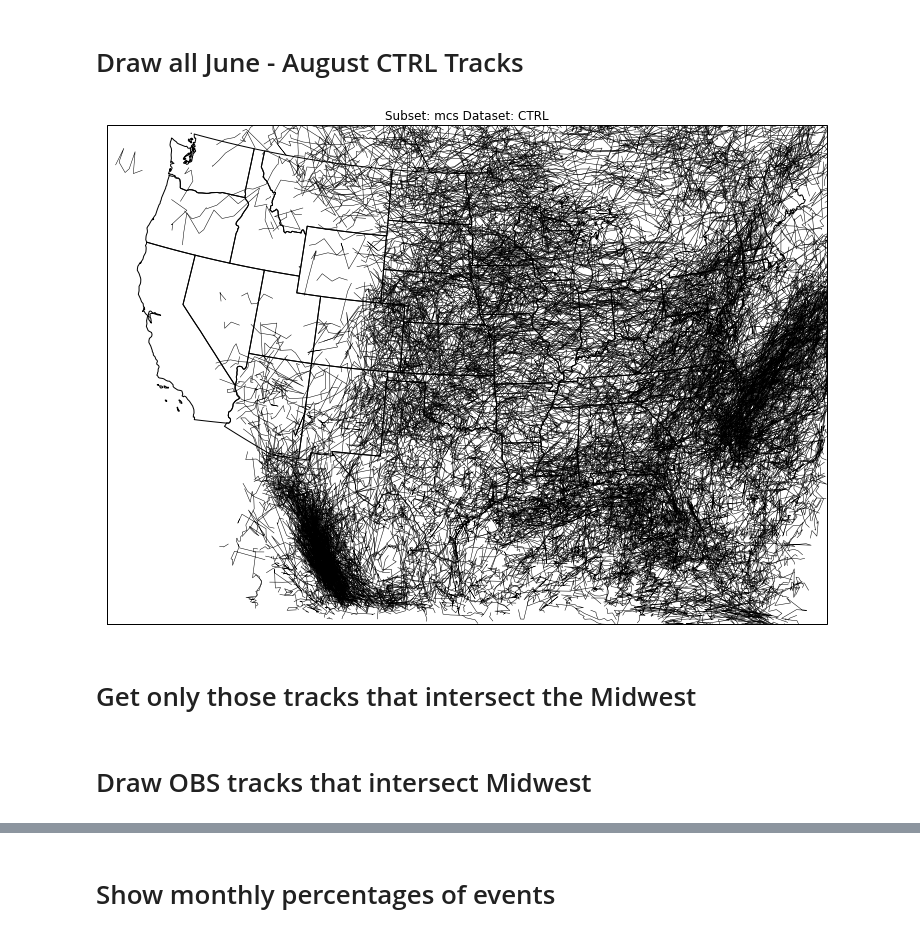
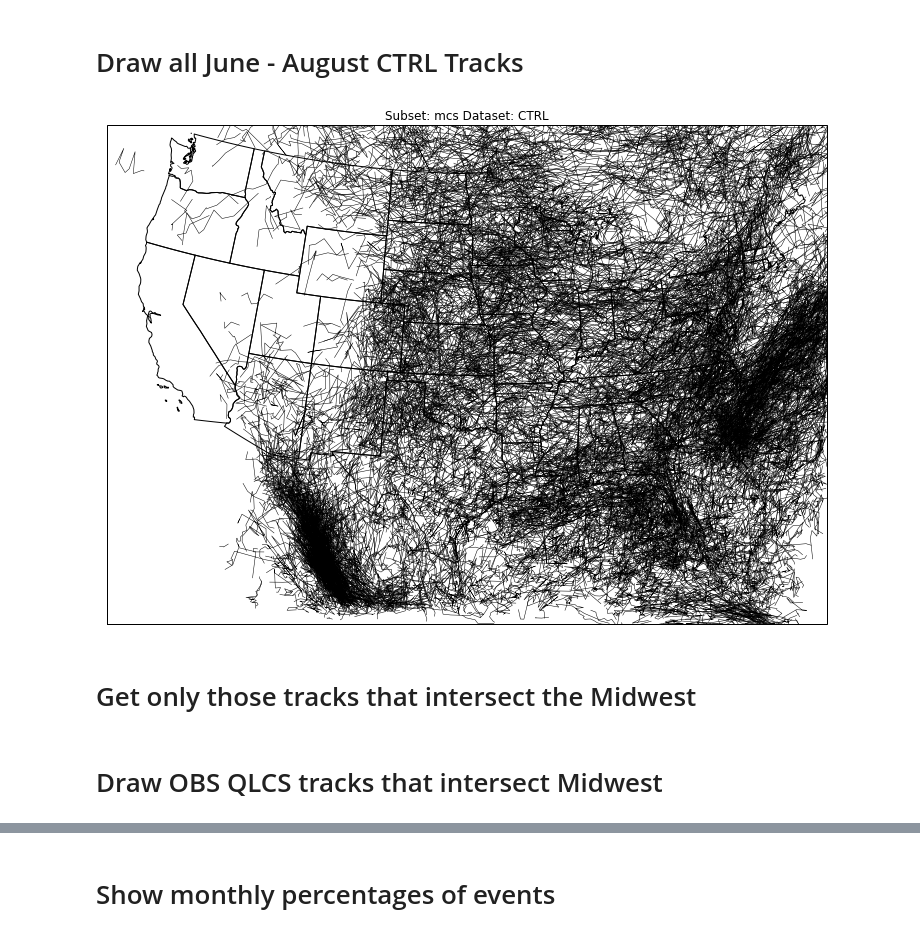
Before and after one commit to ahaberlie/MCS, a Jupyter notebook: mcs_future/notebooks/MCS_QLCS_NonQLCS_Stats.ipynb, the cells around one changed output, grey strips where cells are left out. Drawn from its saved outputs; the diff is of its cells as text; code cells hidden in the pictures.

```diff
--- a/mcs_future/notebooks/MCS_QLCS_NonQLCS_Stats.ipynb
+++ b/mcs_future/notebooks/MCS_QLCS_NonQLCS_Stats.ipynb
@@ -25,7 +25,7 @@ import numpy as np
 import sys
 sys.path.append('C:/users/ahaberlie/documents/github/MCS/')
 
-data_dir = "../data/slice_data/"
+data_dir = ""
 
 data = {'mcs':{'OBS':None, 'CTRL':None, 'PGW':None},
         'qlcs':{'OBS':None, 'CTRL':None, 'PGW':None},
@@ -33,7 +33,7 @@ data = {'mcs':{'OBS':None, 'CTRL':None, 'PGW':None},
 
 for subset in ['mcs', 'qlcs', 'non_qlcs']:
 
-    filename = data_dir + "master_{}_pgw_project.csv".format(subset)
+    filename = data_dir + "new_{}_project.csv".format(subset)
 
     df = pd.read_csv(filename)
     df['datetime'] = pd.to_datetime(df.datetime)
@@ -47,7 +99,7 @@ for subset in ['mcs', 'qlcs', 'non_qlcs']:
 # %%
 import cartopy
 import cartopy.crs as ccrs
-from mcs_future.utils.mapping_help import generate_view, NOWrad_to_lon_lat, wrf_to_lon_lat
+from mcs_future.utils.mapping_help import wrf_to_lon_lat
 import matplotlib.pyplot as plt
 from netCDF4 import Dataset
 %matplotlib inline
@@ -56,11 +108,11 @@ plt.rcParams['figure.figsize'] = 10, 10
 from_proj = ccrs.PlateCarree()
 to_proj = ccrs.AlbersEqualArea(central_longitude=-95, central_latitude=38.0000)
 
-view = generate_view(plt, -120, -73, 20, 50, from_proj, to_proj)
+view = generate_view(-120, -73, 20, 50, from_proj, to_proj)
 
 subset = 'mcs'
 dataset = 'OBS'
-df_ = data[subset][dataset]
+df_ = data[subset][dataset].copy()
 df_ = df_[df_.index.month.isin([6,7,8])]
 
 for sid, swath in df_.groupby('storm_num'):
@@ -68,10 +120,7 @@ for sid, swath in df_.groupby('storm_num'):
     xp = np.array([np.mean([x1, x2]) for (x1, x2) in zip(swath.xmin.values, swath.xmax.values)])
     yp = np.array([np.mean([y1, y2]) for (y1, y2) in zip(swath.ymin.values, swath.ymax.values)])
 
-    if dataset == 'OBS':
-        xp, yp = NOWrad_to_lon_lat(xp, yp)
-    else:
-        xp, yp = wrf_to_lon_lat(lons, lats, xp.astype(int), yp.astype(int))
+    xp, yp = wrf_to_lon_lat(lons, lats, xp.astype(int), yp.astype(int))
 
     view.plot(xp, yp, 'k-', lw=0.5, transform=from_proj)
     view.set_title("Subset: " + subset + " Dataset: " + dataset)
@@ -82,40 +131,36 @@ for sid, swath in df_.groupby('storm_num'):
 # %%
 import cartopy
 import cartopy.crs as ccrs
-from mcs_future.utils.mapping_help import generate_view, NOWrad_to_lon_lat, wrf_to_lon_lat
+from mcs_future.utils.mapping_help import wrf_to_lon_lat
 import matplotlib.pyplot as plt
 from netCDF4 import Dataset
 %matplotlib inline
 plt.rcParams['figure.figsize'] = 10, 10
 
 from_proj = ccrs.PlateCarree()
 to_proj = ccrs.AlbersEqualArea(central_longitude=-95, central_latitude=38.0000)
 
-view = generate_view(plt, -120, -73, 20, 50, from_proj, to_proj)
+view = generate_view(-120, -73, 20, 50, from_proj, to_proj)
 
 subset = 'mcs'
 dataset = 'CTRL'
 df_ = data[subset][dataset]
 df_ = df_[df_.index.month.isin([6,7,8])]
-
-nc = Dataset("../data/wrf_data/RALconus4km_wrf_constants.nc")
-lons = nc.variables['XLONG'][:,:]
-lats = nc.variables['XLAT'][:,:]
 
 for sid, swath in df_.groupby('storm_num'):
 
     xp = np.array([np.mean([x1, x2]) for (x1, x2) in zip(swath.xmin.values, swath.xmax.values)])
     yp = np.array([np.mean([y1, y2]) for (y1, y2) in zip(swath.ymin.values, swath.ymax.values)])
 
     if dataset == 'OBS':
         xp, yp = NOWrad_to_lon_lat(xp, yp)
     else:
         xp, yp = wrf_to_lon_lat(lons, lats, xp.astype(int), yp.astype(int))
 
     view.plot(xp, yp, 'k-', lw=0.5, transform=from_proj)
     view.set_title("Subset: " + subset + " Dataset: " + dataset)
 # %% [output]
-[figure, old version]
+[figure, new version]
 # %% [markdown]
 # Get only those tracks that intersect the Midwest
 # %%
@@ -145,2 +186,2 @@ for sub_key, sub_value in data.items():
 # %% [markdown]
-# Draw OBS tracks that intersect Midwest
+# Draw OBS QLCS tracks that intersect Midwest
```
Also changed, not shown: parts of 20 cells of this notebook, 3 other files.
